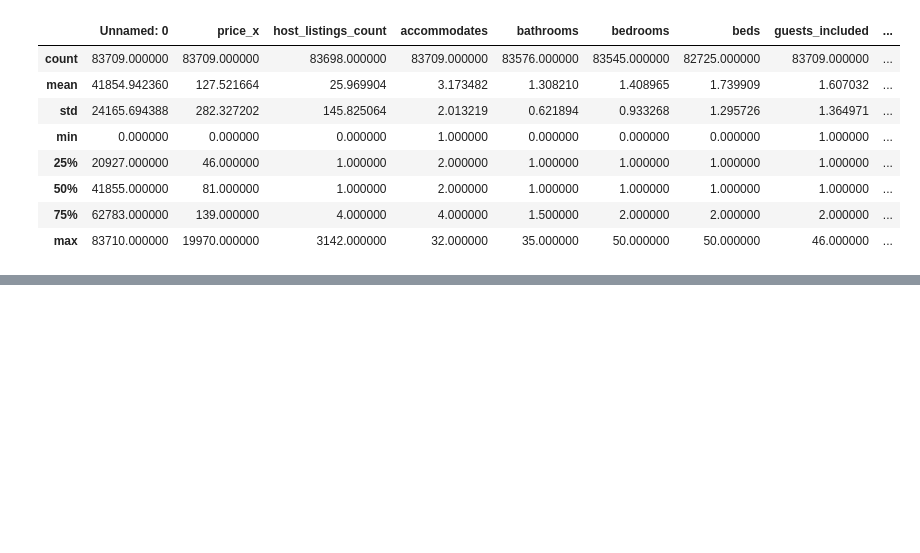
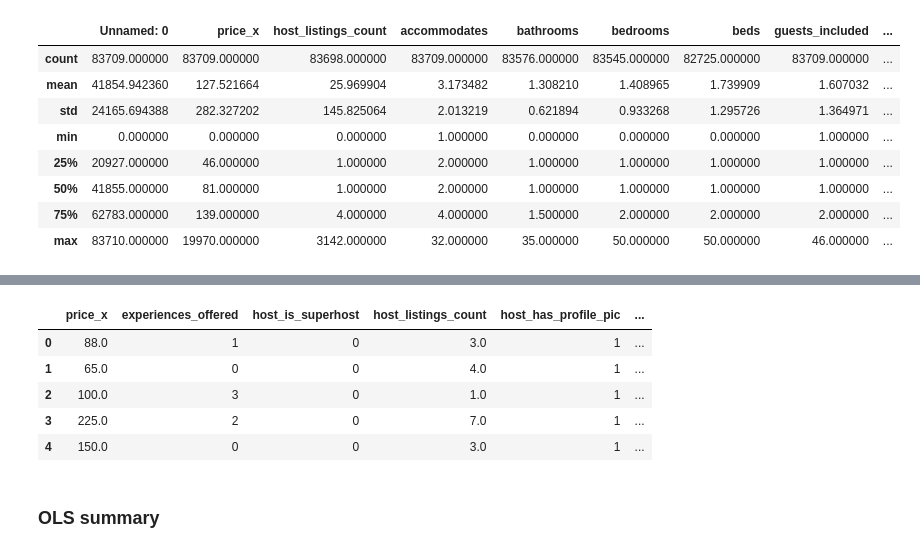
Before and after one commit to AkarshBhaskar/Exploratory-Data-Analysis-on-Datasets, a Jupyter notebook: London Air BNB/Analysis on LondonAirBNB.ipynb, the cells around one changed output, grey strips where cells are left out. Saved outputs shown, nothing was run; the diff lists cells and outputs as text; code cells hidden in the pictures; blank space fills up the shorter version.

```diff
--- a/London Air BNB/Analysis on LondonAirBNB.ipynb
+++ b/London Air BNB/Analysis on LondonAirBNB.ipynb
@@ -142,0 +266,12 @@ memory usage: 25.5+ MB
+# %%
+new_outlier_cols=[]
+for i in outlier_cols:
+    iqr=df[i].quantile(0.75)-df[i].quantile(0.25)
+    higher_range=df[i].quantile(0.75)+(1.5*iqr)
+    lower_range=df[i].quantile(0.25)-(1.5*iqr)
+    if df[i][df[i]<lower_range].count()>0 or df[i][df[i]>higher_range].count()>0:
+        new_outlier_cols.append(i)
+        print(True,i)
+    else:
+        print(False)
+new_outlier_cols
@@ -142,0 +306,20 @@ memory usage: 25.5+ MB
+# %%
+for i in new_outlier_cols:
+    iqr=df[i].quantile(0.75)-df[i].quantile(0.25)
+    higher_range=df[i].quantile(0.75)+(1.5*iqr)
+    lower_range=df[i].quantile(0.25)-(1.5*iqr)
+    replace_higher_value=df[i].quantile(0.8)
+    replace_lower_value=df[i].quantile(0.2)
+    outlier_treated=np.where(df[i]>higher_range,replace_higher_value,df[i])
+    df[i]=pd.DataFrame(outlier_treated)
+    outlier_treated=np.where(df[i]<lower_range,replace_lower_value,df[i])
+    df[i]=pd.DataFrame(outlier_treated)
+# %%
+for i in new_outlier_cols:
+    iqr=df[i].quantile(0.75)-df[i].quantile(0.25)
+    higher_range=df[i].quantile(0.75)+(1.5*iqr)
+    lower_range=df[i].quantile(0.25)-(1.5*iqr)
+    if df[i][df[i]<lower_range].count()>0 or df[i][df[i]>higher_range].count()>0:
+        print(True,i)
+    else:
+        print(False)
@@ -142,0 +337,6 @@ memory usage: 25.5+ MB
+# %%
+for i in cat_cols:
+    if df[i].value_counts().count()<3:
+        df[i]=df[i].map({'t':1,'f':0})
+    else:
+        df[i]=LabelEncoder().fit_transform(df[i])
@@ -142,0 +365,11 @@ memory usage: 25.5+ MB
+# %%
+df.head()
+# %% [output]
+|  | price_x | experiences_offered | host_is_superhost | host_listings_count | host_has_profile_pic | ... |
+| 0 | 88.0 | 1 | 0 | 3.0 | 1 | ... |
+| 1 | 65.0 | 0 | 0 | 4.0 | 1 | ... |
+| 2 | 100.0 | 3 | 0 | 1.0 | 1 | ... |
+| 3 | 225.0 | 2 | 0 | 7.0 | 1 | ... |
+| 4 | 150.0 | 0 | 0 | 3.0 | 1 | ... |
+# %% [markdown]
+### OLS summary
```
Also changed, not shown: parts of 27 cells of this notebook.
